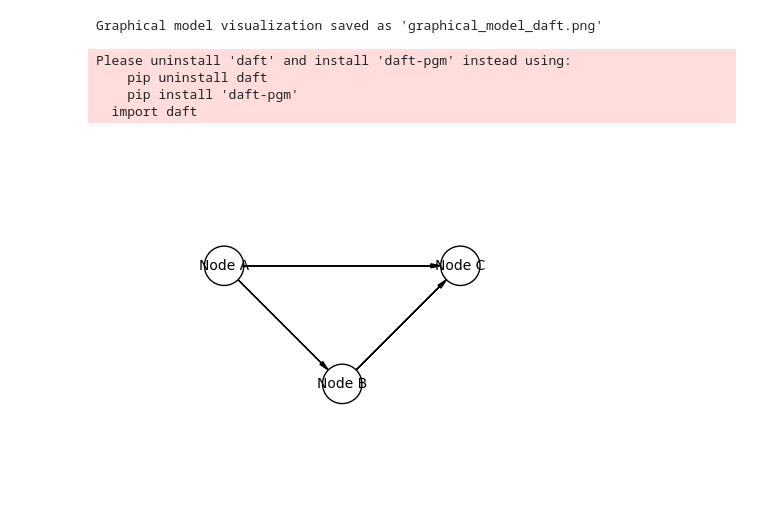
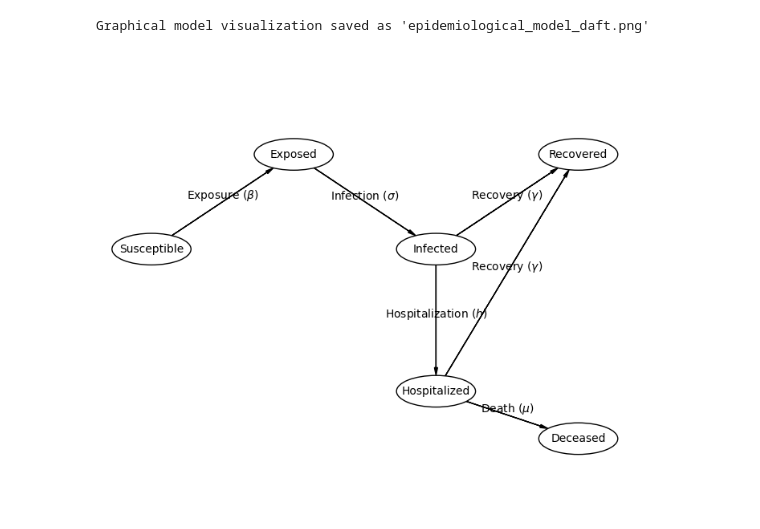
Before and after one commit to dimiphoton/bigdataSIR, a Jupyter notebook: figures/viz.ipynb, the cells around one changed output. Saved outputs shown, nothing was run; the diff lists cells and outputs as text; code cells hidden in the pictures.

```diff
--- a/figures/viz.ipynb
+++ b/figures/viz.ipynb
@@ -1,37 +1,33 @@
 # %%
 import daft
 
-def draw_epidemiological_model():
-    # Create a new PGM
-    pgm = daft.PGM([6.5, 4.5], origin=[0.5, 0.5], grid_unit=2.5, node_unit=1.2, observed_style="inner")
+def create_epidemiological_model():
+    # Create a new Daft plot
+    pgm = daft.PGM([6.5, 4.5], origin=[0.5, 0.5], grid_unit=3)
 
     # Add nodes
-    pgm.add_node(daft.Node("S", r"Susceptible", 1, 4))
-    pgm.add_node(daft.Node("E", r"Exposed", 2, 4))
-    pgm.add_node(daft.Node("I", r"Infected", 3, 4))
-    pgm.add_node(daft.Node("H", r"Hospitalized", 4, 4))
-    pgm.add_node(daft.Node("R", r"Recovered", 5, 4))
-    pgm.add_node(daft.Node("D", r"Deceased", 6, 4))
+    pgm.add_node(daft.Node("S", r"Susceptible", 1, 3, aspect=2.5))
+    pgm.add_node(daft.Node("E", r"Exposed", 2.5, 4, aspect=2.5))
+    pgm.add_node(daft.Node("I", r"Infected", 4, 3, aspect=2.5))
+    pgm.add_node(daft.Node("H", r"Hospitalized", 4, 1.5, aspect=2.5))
+    pgm.add_node(daft.Node("R", r"Recovered", 5.5, 4, aspect=2.5))
+    pgm.add_node(daft.Node("D", r"Deceased", 5.5, 1, aspect=2.5))
 
     # Add edges
-    pgm.add_edge("S", "E")
-    pgm.add_edge("E", "I")
-    pgm.add_edge("I", "H")
-    pgm.add_edge("I", "R")
-    pgm.add_edge("H", "R")
-    pgm.add_edge("H", "D")
+    pgm.add_edge("S", "E", label=r"Exposure ($\beta$)")
+    pgm.add_edge("E", "I", label=r"Infection ($\sigma$)")
+    pgm.add_edge("I", "H", label=r"Hospitalization ($h$)")
+    pgm.add_edge("I", "R", label=r"Recovery ($\gamma$)")
+    pgm.add_edge("H", "R", label=r"Recovery ($\gamma$)")
+    pgm.add_edge("H", "D", label=r"Death ($\mu$)")
 
-    # Render and save the PGM
+    # Render and save the plot
     pgm.render()
-    pgm.figure.savefig("epidemiological_model.png")
-    print("Graphical model visualization saved as 'epidemiological_model.png'")
+    pgm.figure.savefig("epidemiological_model_daft.png", dpi=150)
+    print("Graphical model visualization saved as 'epidemiological_model_daft.png'")
 
-# Draw the epidemiological model
-draw_epidemiological_model()
+# Create and save the epidemiological model visualization
+create_epidemiological_model()
 # %% [output]
-Graphical model visualization saved as 'graphical_model_daft.png'
+Graphical model visualization saved as 'epidemiological_model_daft.png'
-Please uninstall 'daft' and install 'daft-pgm' instead using:
-    pip uninstall daft
-    pip install 'daft-pgm'
-  import daft
-[figure, old version]
+[figure, new version]
```
Also changed, not shown: 12 other files.
